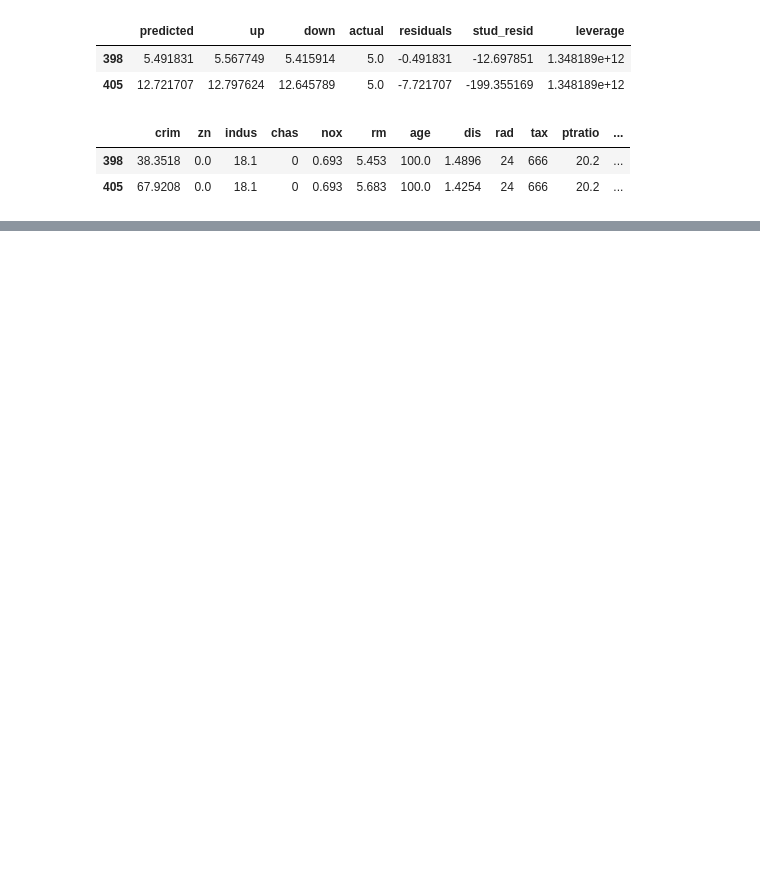
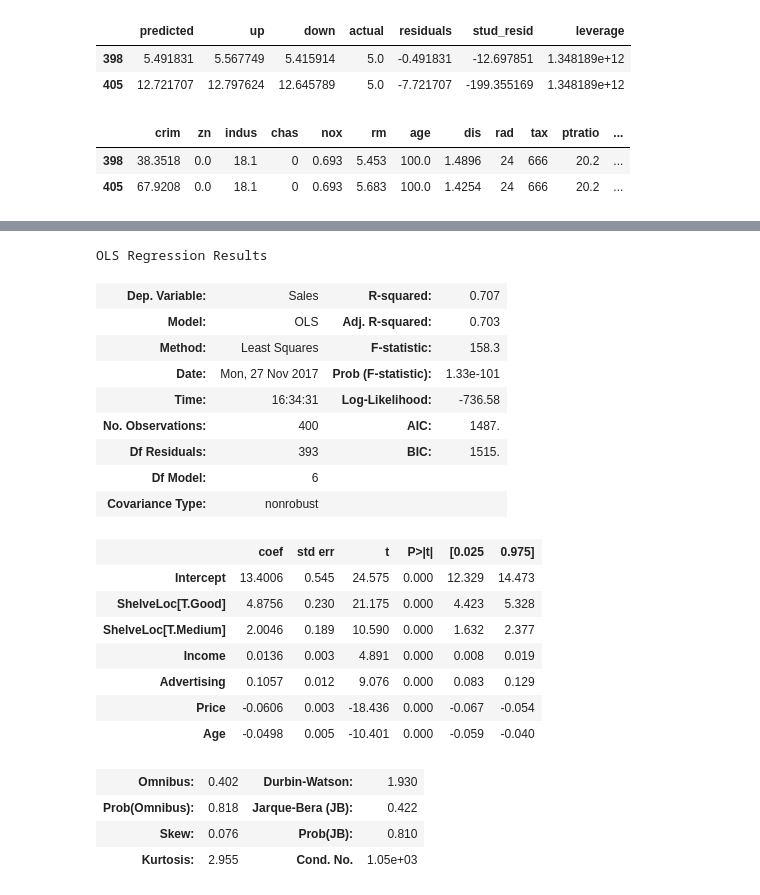
Before and after one commit to abbiepopa/intro_to_stat_learning_reading_grp, a Jupyter notebook: Chapter3.ipynb, the cells around one changed output, grey strips where cells are left out. Saved outputs shown, nothing was run; the diff lists cells and outputs as text; code cells hidden in the pictures; blank space fills up the shorter version.

```diff
--- a/Chapter3.ipynb
+++ b/Chapter3.ipynb
@@ -136,0 +330,27 @@ d[d.medv == 5]
+# %%
+mod_car = smf.ols(formula = 'Sales ~ Income+ Advertising + Price + ShelveLoc + Age', data = d2)
+fit_car = mod_car.fit()
+fit_car.summary()
+# %% [output]
+OLS Regression Results
+| Dep. Variable: | Sales | R-squared: | 0.707 |
+| Model: | OLS | Adj. R-squared: | 0.703 |
+| Method: | Least Squares | F-statistic: | 158.3 |
+| Date: | Mon, 27 Nov 2017 | Prob (F-statistic): | 1.33e-101 |
+| Time: | 16:34:31 | Log-Likelihood: | -736.58 |
+| No. Observations: | 400 | AIC: | 1487. |
+| Df Residuals: | 393 | BIC: | 1515. |
+| Df Model: | 6 |  |  |
+| Covariance Type: | nonrobust |  |  |
+|  | coef | std err | t | P>|t| | [0.025 | 0.975] |
+| Intercept | 13.4006 | 0.545 | 24.575 | 0.000 | 12.329 | 14.473 |
+| ShelveLoc[T.Good] | 4.8756 | 0.230 | 21.175 | 0.000 | 4.423 | 5.328 |
+| ShelveLoc[T.Medium] | 2.0046 | 0.189 | 10.590 | 0.000 | 1.632 | 2.377 |
+| Income | 0.0136 | 0.003 | 4.891 | 0.000 | 0.008 | 0.019 |
+| Advertising | 0.1057 | 0.012 | 9.076 | 0.000 | 0.083 | 0.129 |
+| Price | -0.0606 | 0.003 | -18.436 | 0.000 | -0.067 | -0.054 |
+| Age | -0.0498 | 0.005 | -10.401 | 0.000 | -0.059 | -0.040 |
+| Omnibus: | 0.402 | Durbin-Watson: | 1.930 |
+| Prob(Omnibus): | 0.818 | Jarque-Bera (JB): | 0.422 |
+| Skew: | 0.076 | Prob(JB): | 0.810 |
+| Kurtosis: | 2.955 | Cond. No. | 1.05e+03 |
```
Also changed, not shown: parts of 36 cells of this notebook.
